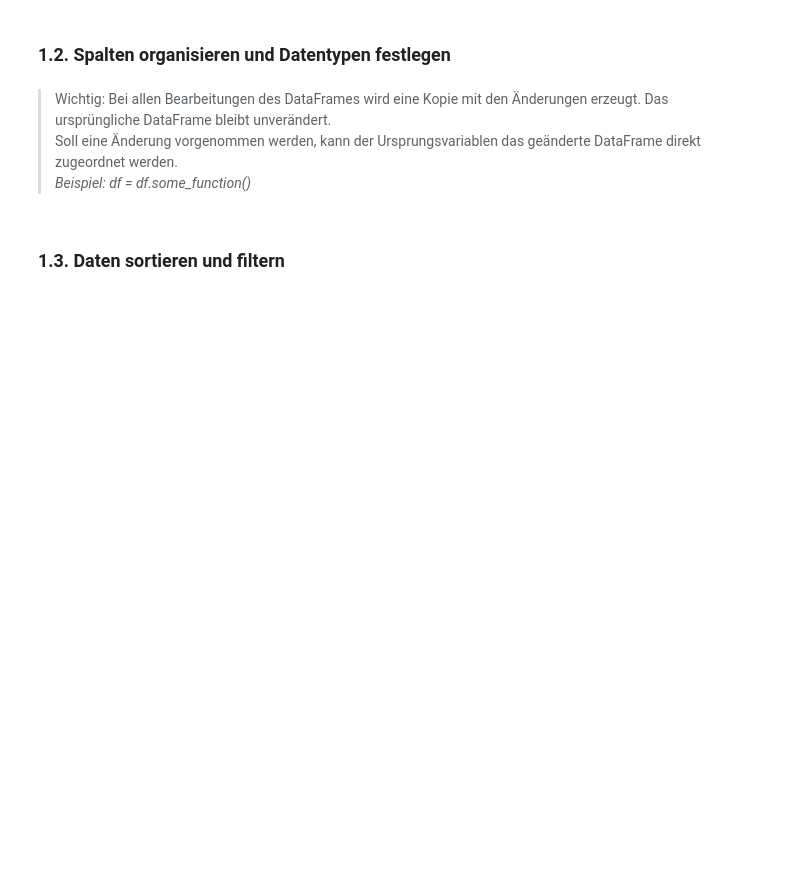
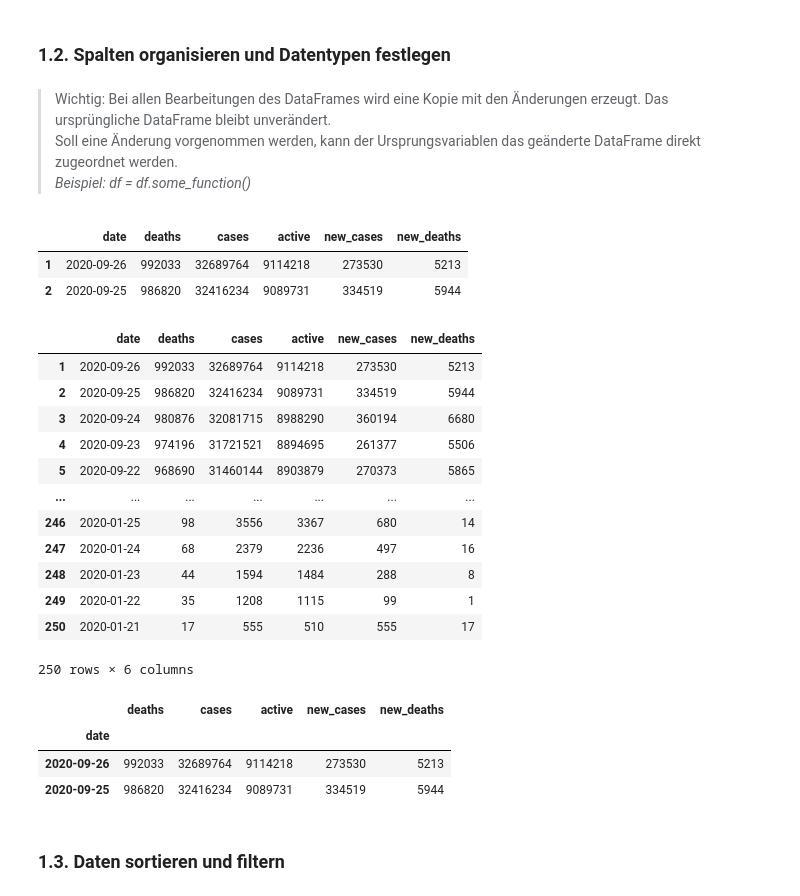
Before and after one commit to mesa-ai/smi-datenanalyse-ba, a Jupyter notebook: 03 - Data Exploration.ipynb, the cells around one changed output. Cells and saved outputs as stored; diff of their text form; code cells hidden in the pictures; blank space fills up the shorter version.

```diff
--- a/03 - Data Exploration.ipynb
+++ b/03 - Data Exploration.ipynb
@@ -57,13 +97,17 @@ df.count()   # Anzahl der Werte je Spalte prüfen - gibt es Lücken?
 > Soll eine Änderung vorgenommen werden, kann der Ursprungsvariablen das geänderte DataFrame direkt zugeordnet werden.
 > _Beispiel: df = df.some_function()_
 # %%
-# Bekommen wir aus der API auch unnötige Spalten, verwerfen wir diese zunächst
+# Bekommen wir aus der API auch unnötige Zeilen/Spalten, verwerfen wir diese zunächst
 # (bei Datenbanken würden wir nur die benötigten Felder mit SQL abfragen)
+
+# Zunächst entfernen wir den unvollständigen Datensatz, der mit "is_in_progress" gekennzeichnet ist
+
+df = df[df.is_in_progress != 1]
 
 # Die Funktion "drop" kann sowohl Zeilen als auch Spalten entfernen.
 # Für Spalten ist eine Liste der Spaltennamen anzugeben, sowie der Verweis, dass es sich um Spalten handelt (axis="columns")
 
-df = df.drop(["updated_at", "recovered", "new_recovered"], axis="columns")
+df = df.drop(["updated_at", "recovered", "new_recovered", "is_in_progress"], axis="columns")
 
 # Dazu ist es oft praktisch, Spalten einheitlich oder kürzer zu benennen
 
@@ -73,4 +117,24 @@ df = df.rename(columns = {
 })
 
 df.head(2)
+# %% [output]
+|  | date | deaths | cases | active | new_cases | new_deaths |
+| 1 | 2020-09-26 | 992033 | 32689764 | 9114218 | 273530 | 5213 |
+| 2 | 2020-09-25 | 986820 | 32416234 | 9089731 | 334519 | 5944 |
+# %%
+df
+# %% [output]
+|  | date | deaths | cases | active | new_cases | new_deaths |
+| 1 | 2020-09-26 | 992033 | 32689764 | 9114218 | 273530 | 5213 |
+| 2 | 2020-09-25 | 986820 | 32416234 | 9089731 | 334519 | 5944 |
+| 3 | 2020-09-24 | 980876 | 32081715 | 8988290 | 360194 | 6680 |
+| 4 | 2020-09-23 | 974196 | 31721521 | 8894695 | 261377 | 5506 |
+| 5 | 2020-09-22 | 968690 | 31460144 | 8903879 | 270373 | 5865 |
+| ... | ... | ... | ... | ... | ... | ... |
+| 246 | 2020-01-25 | 98 | 3556 | 3367 | 680 | 14 |
+| 247 | 2020-01-24 | 68 | 2379 | 2236 | 497 | 16 |
+| 248 | 2020-01-23 | 44 | 1594 | 1484 | 288 | 8 |
+| 249 | 2020-01-22 | 35 | 1208 | 1115 | 99 | 1 |
+| 250 | 2020-01-21 | 17 | 555 | 510 | 555 | 17 |
+250 rows × 6 columns
 # %%
@@ -87,6 +148,11 @@ print(df.loc[0,"date"].day)
 
 df = df.set_index("date")
 df.head(2)
+# %% [output]
+|  | deaths | cases | active | new_cases | new_deaths |
+| date |  |  |  |  |  |
+| 2020-09-26 | 992033 | 32689764 | 9114218 | 273530 | 5213 |
+| 2020-09-25 | 986820 | 32416234 | 9089731 | 334519 | 5944 |
 # %% [markdown]
 ### 1.3. Daten sortieren und filtern
 # %%
```
Also changed, not shown: parts of 67 cells of this notebook, 2 other files.
